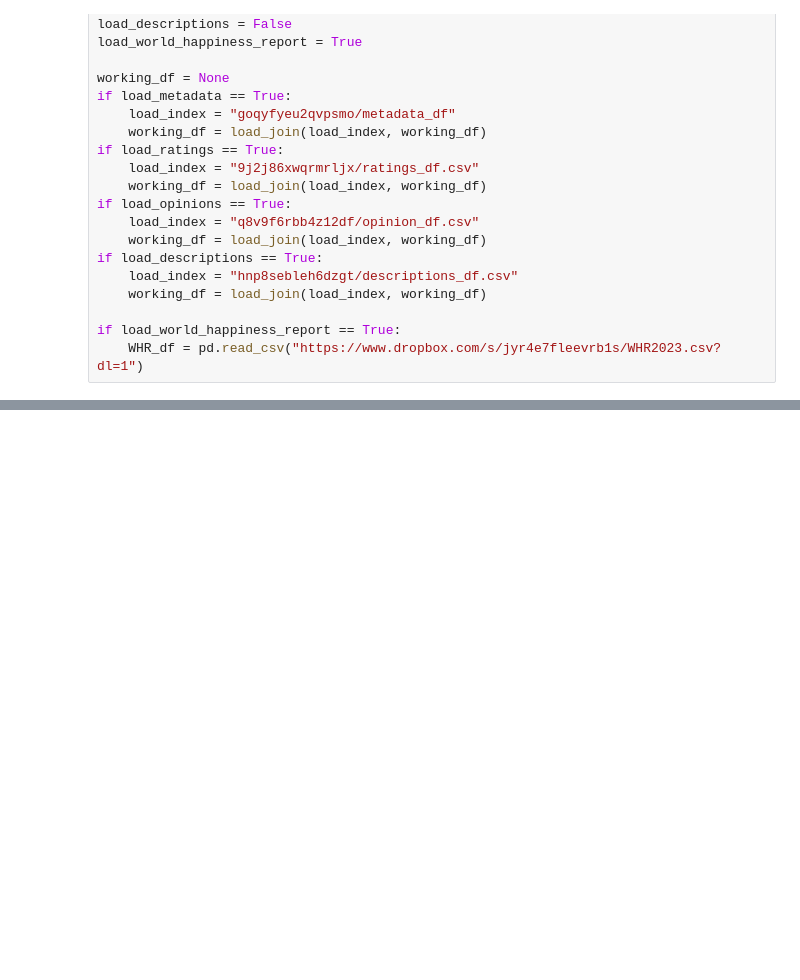
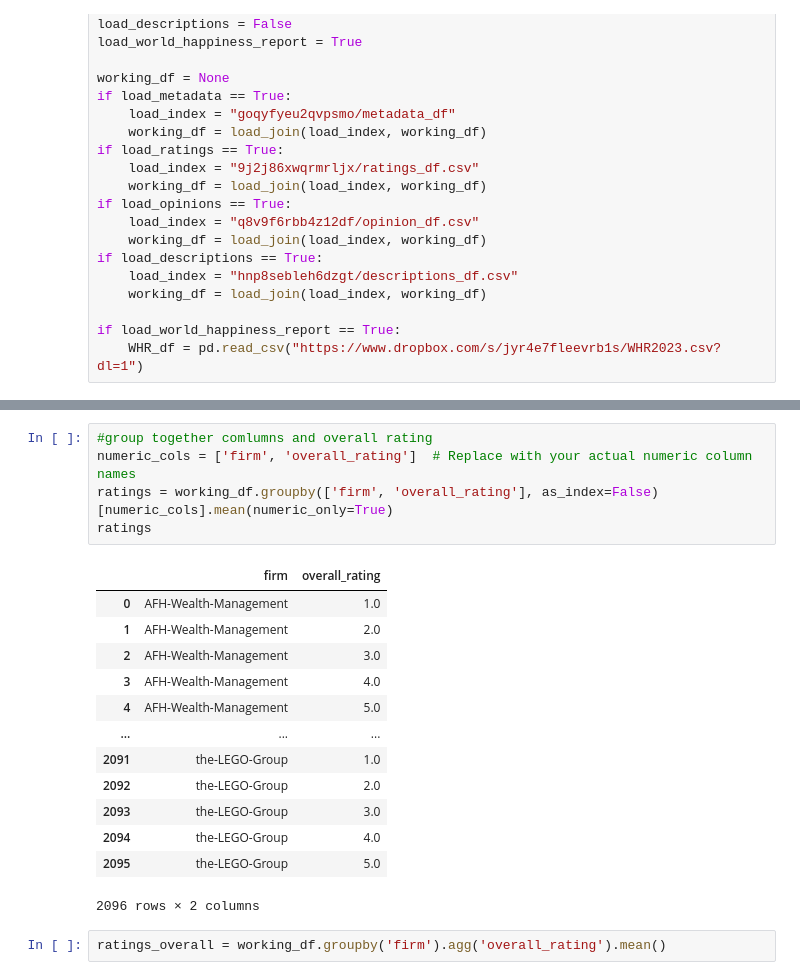
Before and after one commit to mlister3/job_satisfaction_neural_network, a Jupyter notebook: Data_Compile.ipynb, the cells around one changed output, grey strips where cells are left out. Saved outputs shown, nothing was run; the diff lists cells and outputs as text; blank space fills up the shorter version.

```diff
--- a/Data_Compile.ipynb
+++ b/Data_Compile.ipynb
@@ -46,0 +62,21 @@ WHR_df.head(3)
+# %%
+#group together comlumns and overall rating
+numeric_cols = ['firm', 'overall_rating']  # Replace with your actual numeric column names
+ratings = working_df.groupby(['firm', 'overall_rating'], as_index=False)[numeric_cols].mean(numeric_only=True)
+ratings
+# %% [output]
+|  | firm | overall_rating |
+| 0 | AFH-Wealth-Management | 1.0 |
+| 1 | AFH-Wealth-Management | 2.0 |
+| 2 | AFH-Wealth-Management | 3.0 |
+| 3 | AFH-Wealth-Management | 4.0 |
+| 4 | AFH-Wealth-Management | 5.0 |
+| ... | ... | ... |
+| 2091 | the-LEGO-Group | 1.0 |
+| 2092 | the-LEGO-Group | 2.0 |
+| 2093 | the-LEGO-Group | 3.0 |
+| 2094 | the-LEGO-Group | 4.0 |
+| 2095 | the-LEGO-Group | 5.0 |
+2096 rows × 2 columns
+# %%
+ratings_overall = working_df.groupby('firm').agg('overall_rating').mean()
```
Also changed, not shown: parts of 9 cells of this notebook, 2 other files.
